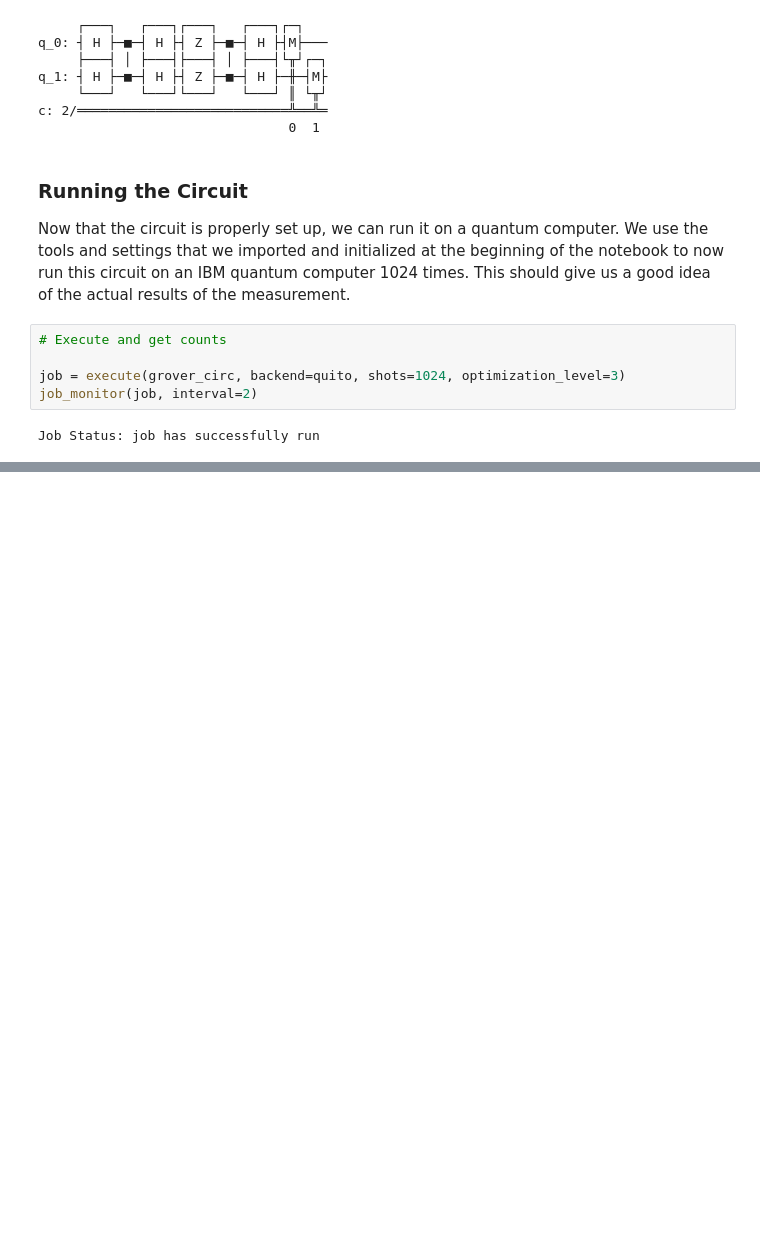
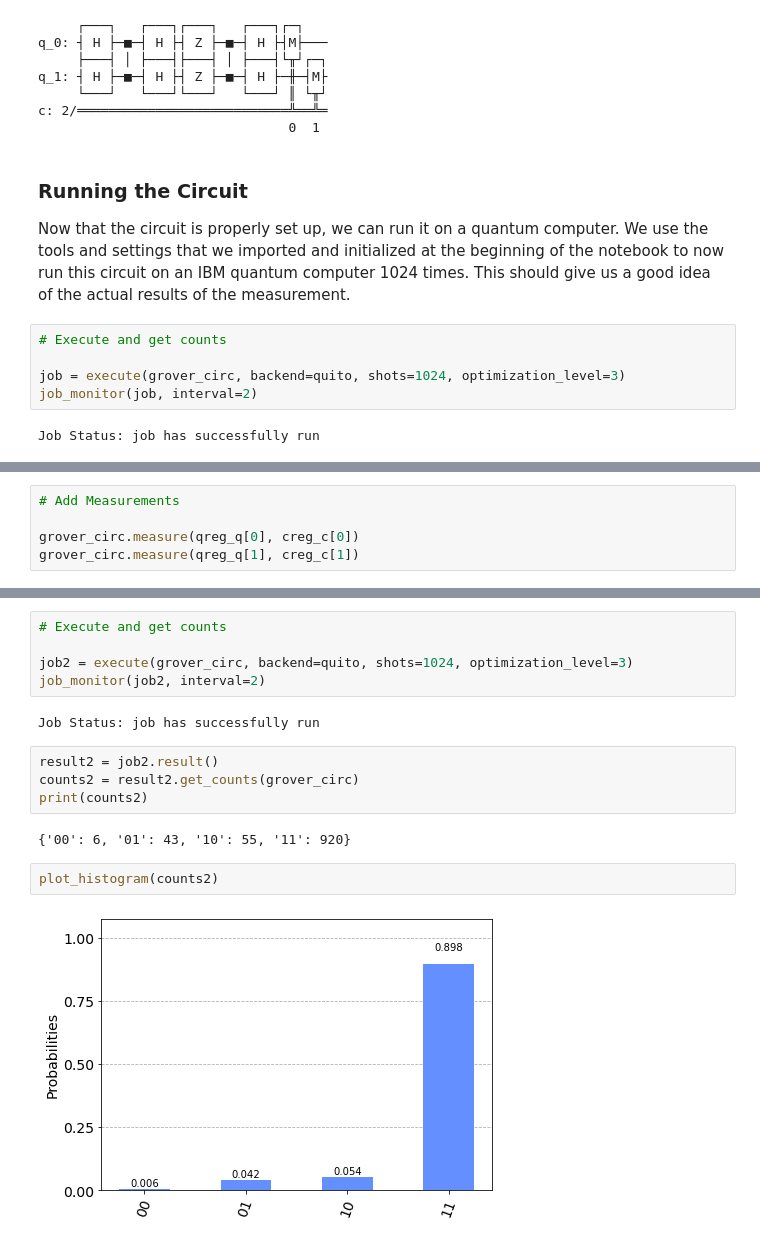
Before and after one commit to ubsuny/GroverPhysics, a Jupyter notebook: GroverAlg.ipynb, the cells around one changed output, grey strips where cells are left out. Cells and saved outputs as stored; diff of their text form; blank space fills up the shorter version.

```diff
--- a/GroverAlg.ipynb
+++ b/GroverAlg.ipynb
@@ -188,0 +251,5 @@ plot_histogram(counts)
+# %%
+# Add Measurements
+
+grover_circ.measure(qreg_q[0], creg_c[0])
+grover_circ.measure(qreg_q[1], creg_c[1])
@@ -188,0 +262,17 @@ plot_histogram(counts)
+# %%
+# Execute and get counts
+
+job2 = execute(grover_circ, backend=quito, shots=1024, optimization_level=3)
+job_monitor(job2, interval=2)
+# %% [output]
+Job Status: job has successfully run
+# %%
+result2 = job2.result()
+counts2 = result2.get_counts(grover_circ)
+print(counts2)
+# %% [output]
+{'00': 6, '01': 43, '10': 55, '11': 920}
+# %%
+plot_histogram(counts2)
+# %% [output]
+[figure, added]
```
Also changed, not shown: parts of 20 cells of this notebook.
